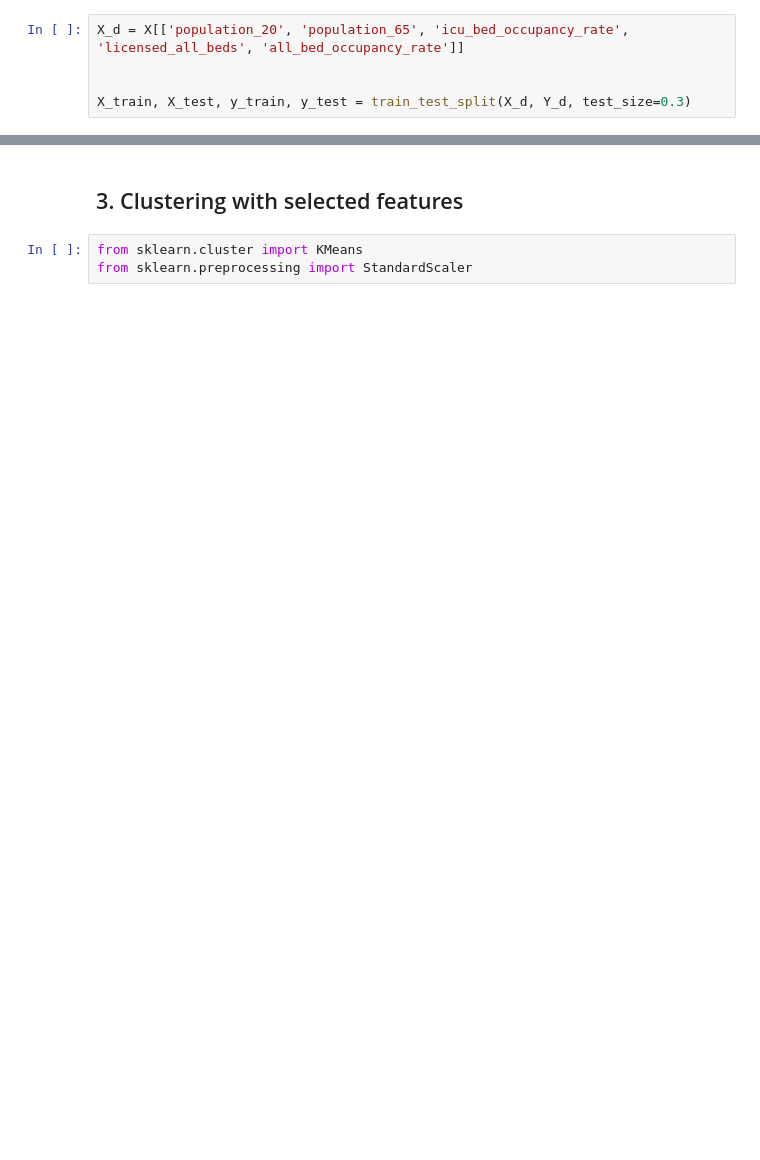
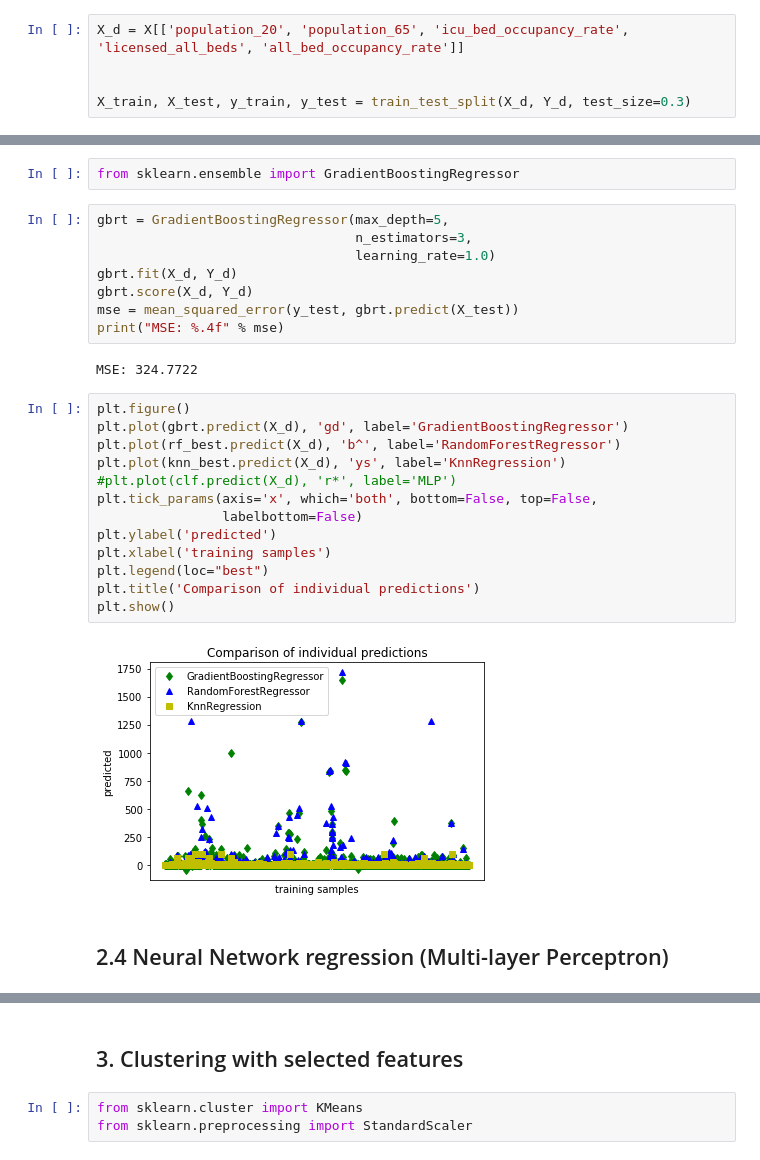
Before and after one commit to tiffttu/BINF_final, a Jupyter notebook: Report.ipynb, the cells around one changed output, grey strips where cells are left out. Drawn from its saved outputs; the diff is of its cells as text; blank space fills up the shorter version.

Commit message:
ensemble graph

```diff
--- a/Report.ipynb
+++ b/Report.ipynb
@@ -628,0 +578,29 @@ Please also refer to the documentation for alternative solver options:
+# %%
+from sklearn.ensemble import GradientBoostingRegressor
+# %%
+gbrt = GradientBoostingRegressor(max_depth=5,
+                                 n_estimators=3,
+                                 learning_rate=1.0)
+gbrt.fit(X_d, Y_d)
+gbrt.score(X_d, Y_d)
+mse = mean_squared_error(y_test, gbrt.predict(X_test))
+print("MSE: %.4f" % mse)
+# %% [output]
+MSE: 324.7722
+# %%
+plt.figure()
+plt.plot(gbrt.predict(X_d), 'gd', label='GradientBoostingRegressor')
+plt.plot(rf_best.predict(X_d), 'b^', label='RandomForestRegressor')
+plt.plot(knn_best.predict(X_d), 'ys', label='KnnRegression')
+#plt.plot(clf.predict(X_d), 'r*', label='MLP')
+plt.tick_params(axis='x', which='both', bottom=False, top=False,
+                labelbottom=False)
+plt.ylabel('predicted')
+plt.xlabel('training samples')
+plt.legend(loc="best")
+plt.title('Comparison of individual predictions')
+plt.show()
+# %% [output]
+[figure, added]
+# %% [markdown]
+## 2.4 Neural Network regression (Multi-layer Perceptron)
```
Also changed, not shown: parts of 26 cells of this notebook.
